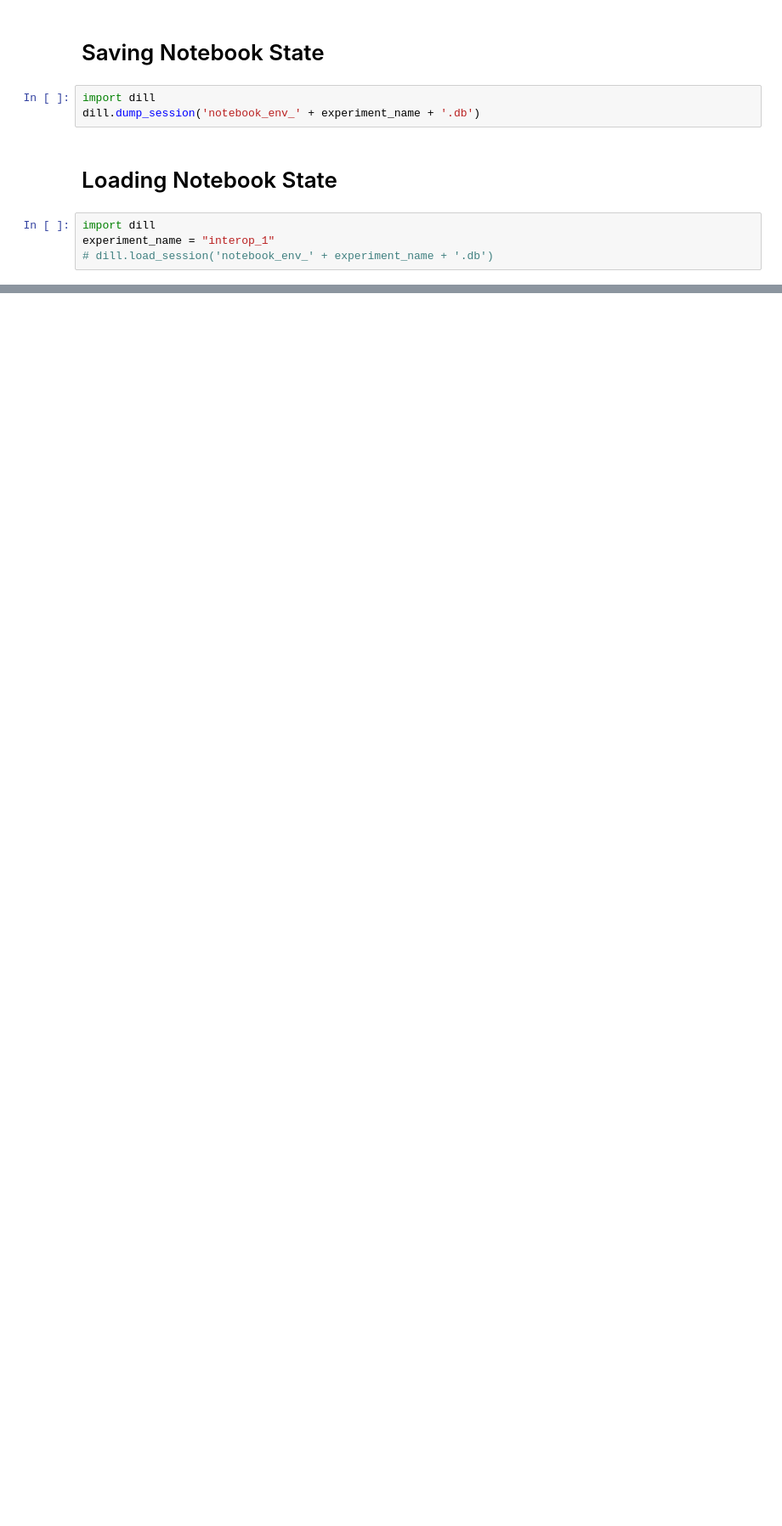
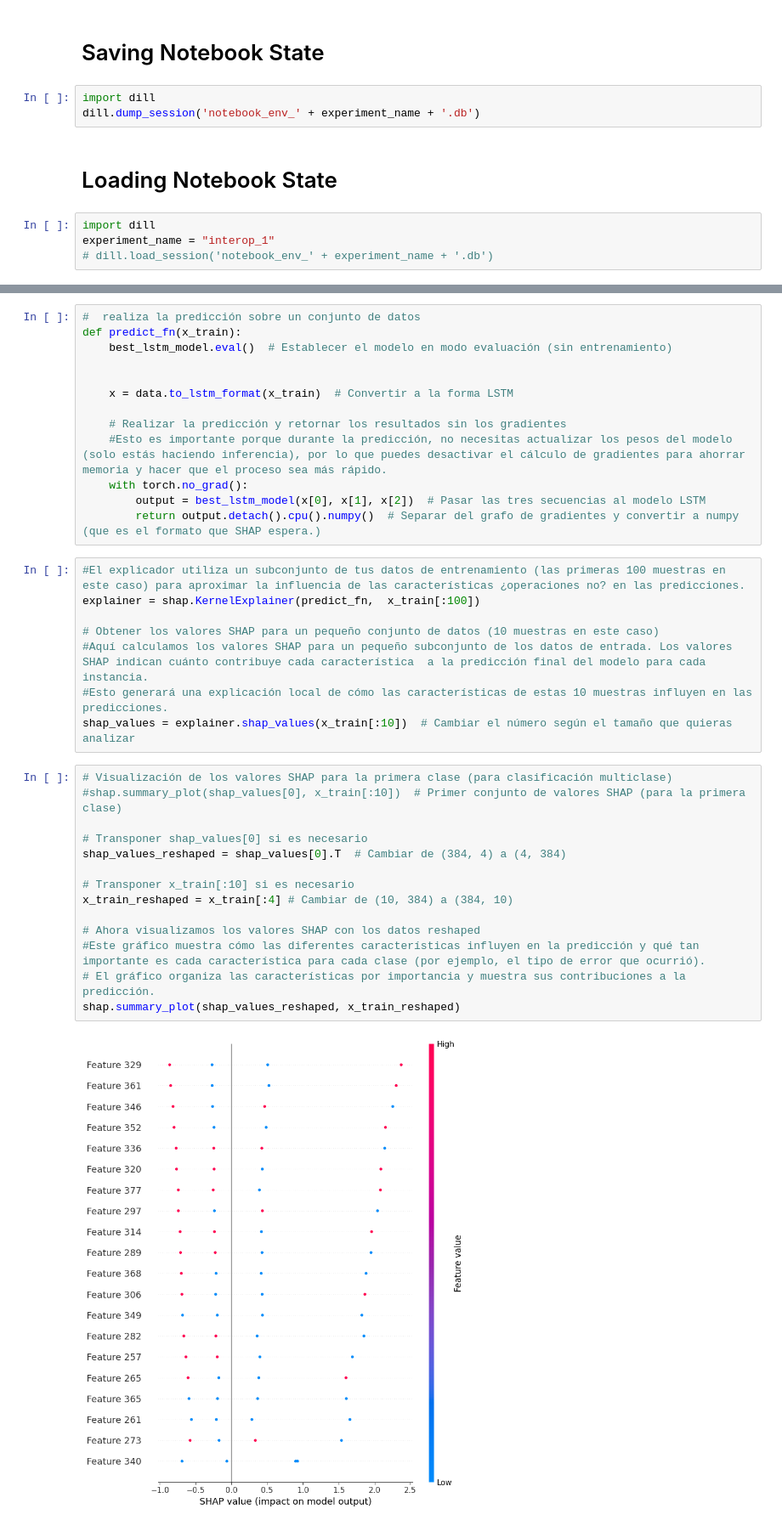
Before and after one commit to FranciscoMorenoB/TFG-XAI-CONCURRENCIA, a Jupyter notebook: Notebooks-Modificados/4th filter - variable interop distance (easy).ipynb, the cells around one changed output, grey strips where cells are left out. Shown at 85% size. Saved outputs shown, nothing was run; the diff lists cells and outputs as text; blank space fills up the shorter version.

Commit message:
ExplainerShapKernel

```diff
--- a/Notebooks-Modificados/4th filter - variable interop distance (easy).ipynb
+++ b/Notebooks-Modificados/4th filter - variable interop distance (easy).ipynb
@@ -729,0 +750,37 @@ experiment_name = "interop_1"
+# %%
+#  realiza la predicción sobre un conjunto de datos
+def predict_fn(x_train):
+    best_lstm_model.eval()  # Establecer el modelo en modo evaluación (sin entrenamiento)
+
+
+    x = data.to_lstm_format(x_train)  # Convertir a la forma LSTM
+
+    # Realizar la predicción y retornar los resultados sin los gradientes
+    #Esto es importante porque durante la predicción, no necesitas actualizar los pesos del modelo (solo estás haciendo inferencia), por lo que puedes desactivar el cálculo de gradientes para ahorrar memoria y hacer que el proceso sea más rápido.
+    with torch.no_grad():
+        output = best_lstm_model(x[0], x[1], x[2])  # Pasar las tres secuencias al modelo LSTM
+        return output.detach().cpu().numpy()  # Separar del grafo de gradientes y convertir a numpy (que es el formato que SHAP espera.)
+# %%
+#El explicador utiliza un subconjunto de tus datos de entrenamiento (las primeras 100 muestras en este caso) para aproximar la influencia de las características ¿operaciones no? en las predicciones.
+explainer = shap.KernelExplainer(predict_fn,  x_train[:100])
+
+# Obtener los valores SHAP para un pequeño conjunto de datos (10 muestras en este caso)
+#Aquí calculamos los valores SHAP para un pequeño subconjunto de los datos de entrada. Los valores SHAP indican cuánto contribuye cada característica  a la predicción final del modelo para cada instancia.
+#Esto generará una explicación local de cómo las características de estas 10 muestras influyen en las predicciones.
+shap_values = explainer.shap_values(x_train[:10])  # Cambiar el número según el tamaño que quieras analizar
+# %%
+# Visualización de los valores SHAP para la primera clase (para clasificación multiclase)
+#shap.summary_plot(shap_values[0], x_train[:10])  # Primer conjunto de valores SHAP (para la primera clase)
+
+# Transponer shap_values[0] si es necesario
+shap_values_reshaped = shap_values[0].T  # Cambiar de (384, 4) a (4, 384)
+
+# Transponer x_train[:10] si es necesario
+x_train_reshaped = x_train[:4] # Cambiar de (10, 384) a (384, 10)
+
+# Ahora visualizamos los valores SHAP con los datos reshaped
+#Este gráfico muestra cómo las diferentes características influyen en la predicción y qué tan importante es cada característica para cada clase (por ejemplo, el tipo de error que ocurrió).
+# El gráfico organiza las características por importancia y muestra sus contribuciones a la predicción.
+shap.summary_plot(shap_values_reshaped, x_train_reshaped)
+# %% [output]
+[figure, added]
```
Also changed, not shown: parts of 14 cells of this notebook, 2 other files.
